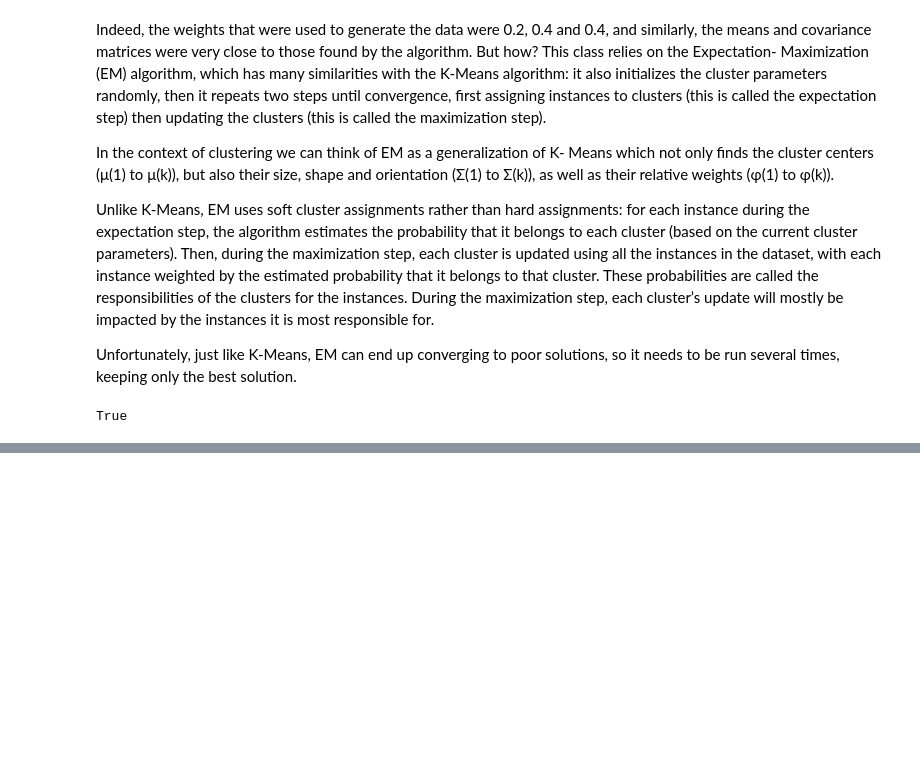
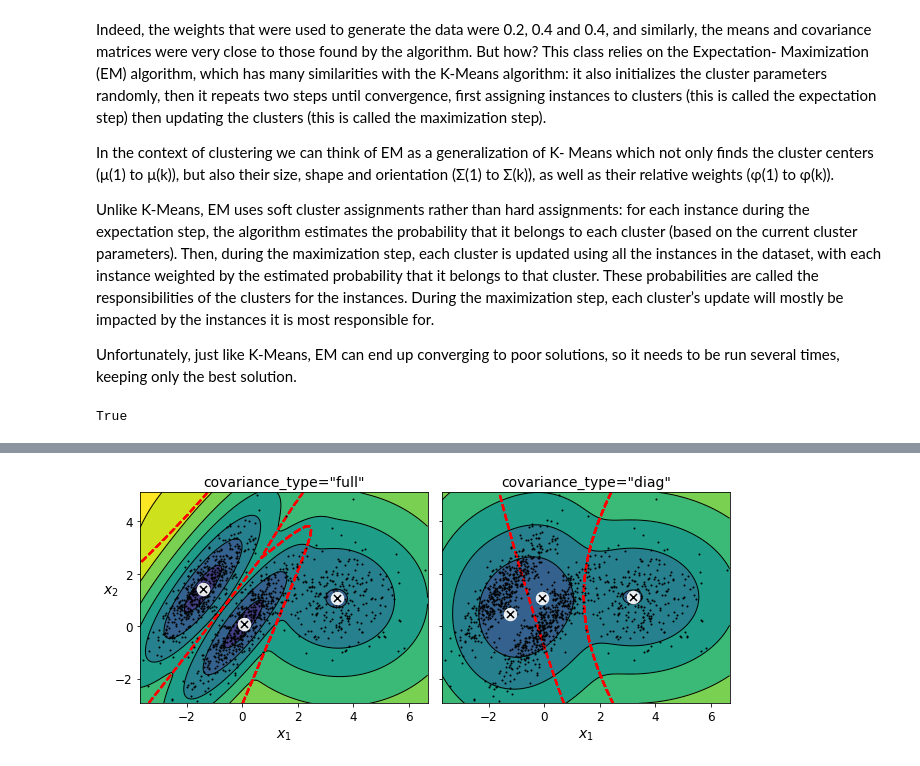
Before and after one commit to DanielSFlamarich/oreilly_skc_keras_tnsflw, a Jupyter notebook: chapter9/Unsupervised Learning.ipynb, the cells around one changed output, grey strips where cells are left out. Saved outputs shown, nothing was run; the diff lists cells and outputs as text; code cells hidden in the pictures; blank space fills up the shorter version.

```diff
--- a/chapter9/Unsupervised Learning.ipynb
+++ b/chapter9/Unsupervised Learning.ipynb
@@ -895,0 +1001,6 @@ array([[3.53594631e-225, 9.95245394e-001, 4.75460575e-003],
+# %%
+compare_gaussian_mixtures(gm_full, gm_diag, X)
+plt.tight_layout()
+plt.show()
+# %% [output]
+[figure, added]
```
Also changed, not shown: parts of 30 cells of this notebook.
